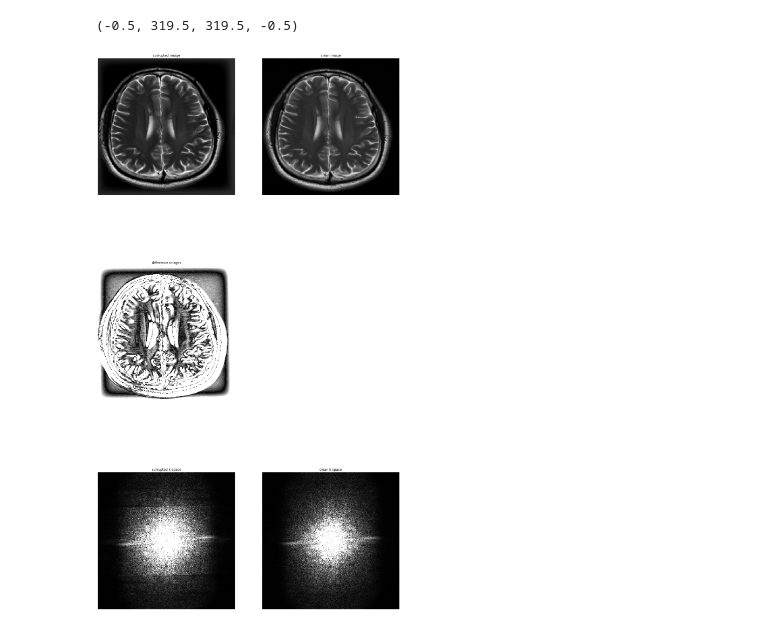
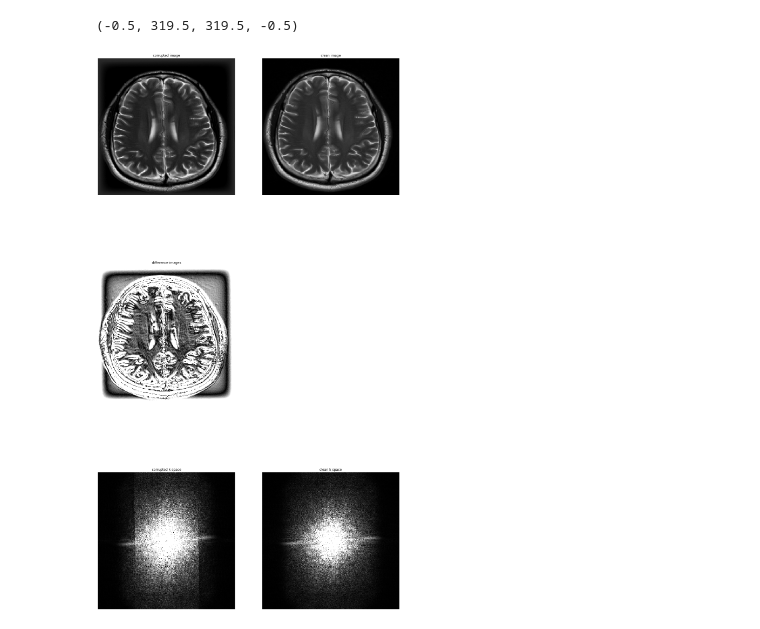
Before and after one commit to SimoneRuiter/artefacts, a Jupyter notebook: Corrupt.ipynb, the cells around one changed output. Saved outputs shown, nothing was run; the diff lists cells and outputs as text; code cells hidden in the pictures.

```diff
--- a/Corrupt.ipynb
+++ b/Corrupt.ipynb
@@ -207,21 +208,23 @@ def gen_movement(image, ndims, im_size,
 
     return image_out, kdata
 # %%
+# corrupt function
+
 def corrupt(image, case):
     import random
     kspace = transform_image_to_kspace(image)
 
     if case == "noise":
-        signal_to_noise = random.randint(0, 20)
+        signal_to_noise = random.randint(-9, 0)
         mean_signal = np.mean(np.abs(kspace))
         std_noise = mean_signal / 10**(signal_to_noise / 20)
         noise = np.random.normal(0, std_noise, size=np.shape(kspace)) + 1j*np.random.normal(0, std_noise, size=np.shape(kspace))
         kspace += noise
 
     elif case == "downsample":
-        approach = random.choice(["cartesian", "radial"])
+        approach = random.choice(["cartesian"])
         if (approach == "cartesian"):
-            mask = cartesian_mask(random.choice([(2, 0.16), (4, 0.08), (8, 0.04)]), random.choice(["horizontal", "vertical"]), random.choice(["uniform", "random"]))
+            mask = cartesian_mask(random.choice([(4, 0.08), (8, 0.04)]), random.choice(["horizontal", "vertical"]), random.choice(["uniform", "random"]))
         elif (approach == "radial"):
             mask = radial_mask(random.choice([2, 3, 4]))
         kspace = np.where(mask, kspace, (0 + 0j))
@@ -232,10 +235,10 @@ def corrupt(image, case):
             image = image.T
         image_torch = torch.tensor(image).to(torch.complex64).unsqueeze(0).unsqueeze(0).to(device)
         kx_init, ky_init, grid_size = build_kspace(image.shape, device=device)
-        n_movements = random.randint(1, 5)
+        n_movements = 1 #random.randint(1, 2)
         prob_val = n_movements/grid_size[0]
-        angles_std_val = 3.0
-        trans_std_val = 10.0
+        angles_std_val = 1 # 3.0
+        trans_std_val = 3 #10.0
         image_out, kdata = gen_movement(image_torch, len(image.shape), image.shape, kx_init, ky_init, grid_size=grid_size,
                                  n_movements=n_movements, angles_std=angles_std_val, trans_std=trans_std_val, device=device)
         image_out_np = np.real(np.squeeze(image_out.detach().cpu().numpy()))
@@ -255,5 +254,10 @@ img = corrupt(image, "motion")
 # %%
 # plotting
+
+corruption = random.choice(["noise", "downsample", "motion"])
+#img = corrupt(image, corruption)
+img = corrupt(image, "motion")
+
 hr = image
 lr = img
 
@@ -267,31 +271,31 @@ lr = (lr - np.mean(lr)) / np.std(lr)
 hr = (hr - np.mean(hr)) / np.std(hr)
 
 vmx = np.max(hr)
 vmn = np.min(hr)
 dmx = 0.5
 kmx = 0.01
 
 fig = plt.figure(figsize=(20, 40))
 ax = fig.add_subplot(3, 2, 1)
 ax.imshow(lr, interpolation='none', cmap='gist_gray', vmin=vmn, vmax=vmx)
 ax.set_title("corrupted image")
 ax.axis('off')
 ax = fig.add_subplot(3, 2, 2)
 ax.imshow(hr, interpolation='none', cmap='gist_gray', vmin=vmn, vmax=vmx)
 ax.set_title("clean image")
 ax.axis('off')
 ax = fig.add_subplot(3, 2, 3)
 ax.imshow(np.abs(lr - hr), interpolation='none', cmap='gist_gray', vmin=0, vmax=dmx)
 ax.set_title("difference images")
 ax.axis('off')
 ax = fig.add_subplot(3, 2, 5)
 ax.imshow(k_lr, interpolation='none', cmap='gist_gray', vmin=0, vmax=kmx)
 ax.set_title("corrupted k space")
 ax.axis('off')
 ax = fig.add_subplot(3, 2, 6)
 ax.imshow(k_hr, interpolation='none', cmap='gist_gray', vmin=0, vmax=kmx)
 ax.set_title("clean k space")
 ax.axis('off')
 # %% [output]
 (-0.5, 319.5, 319.5, -0.5)
-[figure, old version]
+[figure, new version]
```
Also changed, not shown: parts of 5 cells of this notebook.
